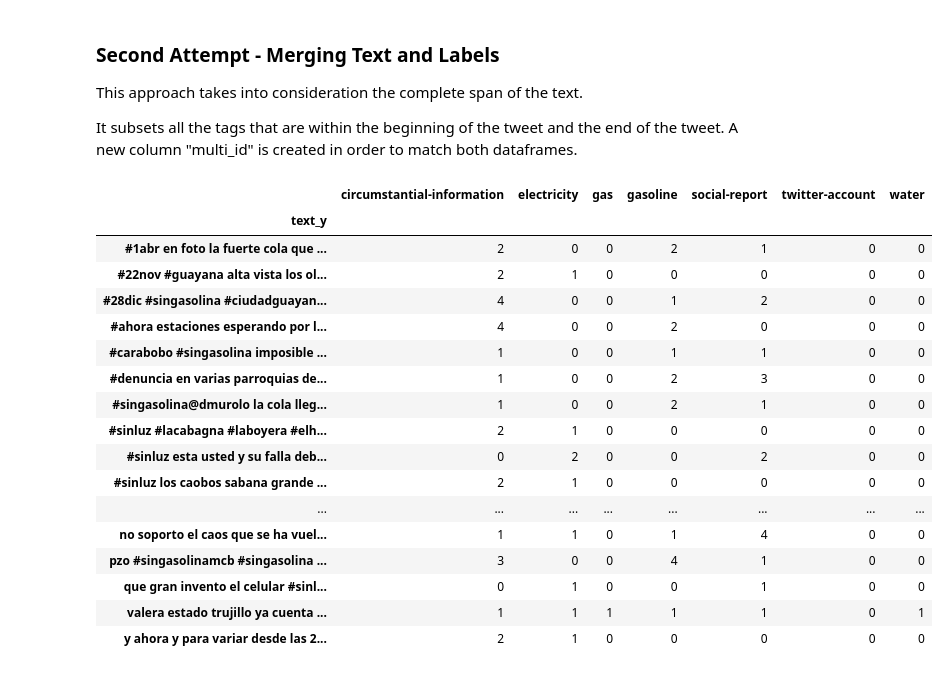
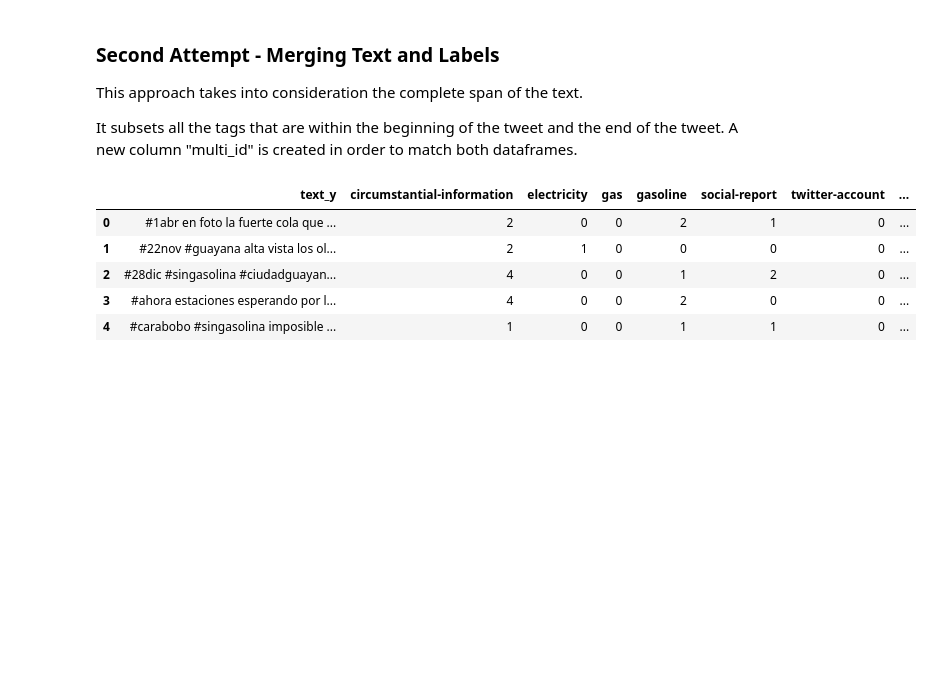
Before and after one commit to code-for-venezuela/c4v-py, a Jupyter notebook: data_analysis/Annotation Data Analysis.ipynb, the cells around one changed output. Saved outputs shown, nothing was run; the diff lists cells and outputs as text; code cells hidden in the pictures; blank space fills up the shorter version.

```diff
--- a/data_analysis/Annotation Data Analysis.ipynb
+++ b/data_analysis/Annotation Data Analysis.ipynb
@@ -499,47 +499,35 @@ It subsets all the tags that are within the beginning of the tweet and the end o
 # %%
 
 # Initialize column multi_id
 split_ann['multi_id'] = 0
 
 # For each row of original text
 for i in range(text_df.shape[0]):
 
             # Match first character position of the annotation greater or equal to the first_char of the tweet
             # Match last character position of the annotation less than the last character of the complete tweet
             # This will subset the annotations on the complete span of the tweet.
     idx = split_ann[(split_ann.first_char >= text_df.loc[i,'first_char']) &\
               (split_ann.first_char < text_df.loc[i,'last_char'])].index
 
 #     Create common value for each dataframe.
     split_ann.loc[idx, 'multi_id'] = i
     text_df.loc[i, 'multi_id'] = i
 
 
 # Merge both dataframes and select the entities and the tweets' complete text
 merged = pd.merge(split_ann, text_df, on='multi_id').loc[:, ['Entities', 'text_y']]
 
 
 # Create dummy variables from entities (these are the tags)
 dummies = pd.get_dummies(merged.Entities)
 
 # Group by the complete text
-pd.concat([merged['text_y'], dummies], axis = 1).groupby('text_y').sum()
+pd.concat([merged['text_y'], dummies], axis = 1).groupby('text_y').sum().reset_index().head()
 # %% [output]
-|  | circumstantial-information | electricity | gas | gasoline | social-report | twitter-account | water |
-| text_y |  |  |  |  |  |  |  |
-| #1abr en foto la fuerte cola que ... | 2 | 0 | 0 | 2 | 1 | 0 | 0 |
-| #22nov #guayana alta vista los ol... | 2 | 1 | 0 | 0 | 0 | 0 | 0 |
-| #28dic #singasolina #ciudadguayan... | 4 | 0 | 0 | 1 | 2 | 0 | 0 |
-| #ahora estaciones esperando por l... | 4 | 0 | 0 | 2 | 0 | 0 | 0 |
-| #carabobo #singasolina imposible ... | 1 | 0 | 0 | 1 | 1 | 0 | 0 |
-| #denuncia en varias parroquias de... | 1 | 0 | 0 | 2 | 3 | 0 | 0 |
-| #singasolina@dmurolo la cola lleg... | 1 | 0 | 0 | 2 | 1 | 0 | 0 |
-| #sinluz #lacabagna #laboyera #elh... | 2 | 1 | 0 | 0 | 0 | 0 | 0 |
-| #sinluz esta usted y su falla deb... | 0 | 2 | 0 | 0 | 2 | 0 | 0 |
-| #sinluz los caobos sabana grande ... | 2 | 1 | 0 | 0 | 0 | 0 | 0 |
-| ... | ... | ... | ... | ... | ... | ... | ... |
-| no soporto el caos que se ha vuel... | 1 | 1 | 0 | 1 | 4 | 0 | 0 |
-| pzo #singasolinamcb #singasolina ... | 3 | 0 | 0 | 4 | 1 | 0 | 0 |
-| que gran invento el celular #sinl... | 0 | 1 | 0 | 0 | 1 | 0 | 0 |
-| valera estado trujillo ya cuenta ... | 1 | 1 | 1 | 1 | 1 | 0 | 1 |
-| y ahora y para variar desde las 2... | 2 | 1 | 0 | 0 | 0 | 0 | 0 |
+|  | text_y | circumstantial-information | electricity | gas | gasoline | social-report | twitter-account | ... |
+| 0 | #1abr en foto la fuerte cola que ... | 2 | 0 | 0 | 2 | 1 | 0 | ... |
+| 1 | #22nov #guayana alta vista los ol... | 2 | 1 | 0 | 0 | 0 | 0 | ... |
+| 2 | #28dic #singasolina #ciudadguayan... | 4 | 0 | 0 | 1 | 2 | 0 | ... |
+| 3 | #ahora estaciones esperando por l... | 4 | 0 | 0 | 2 | 0 | 0 | ... |
+| 4 | #carabobo #singasolina imposible ... | 1 | 0 | 0 | 1 | 1 | 0 | ... |
```
Also changed, not shown: parts of 2 cells of this notebook, 2 other files.
